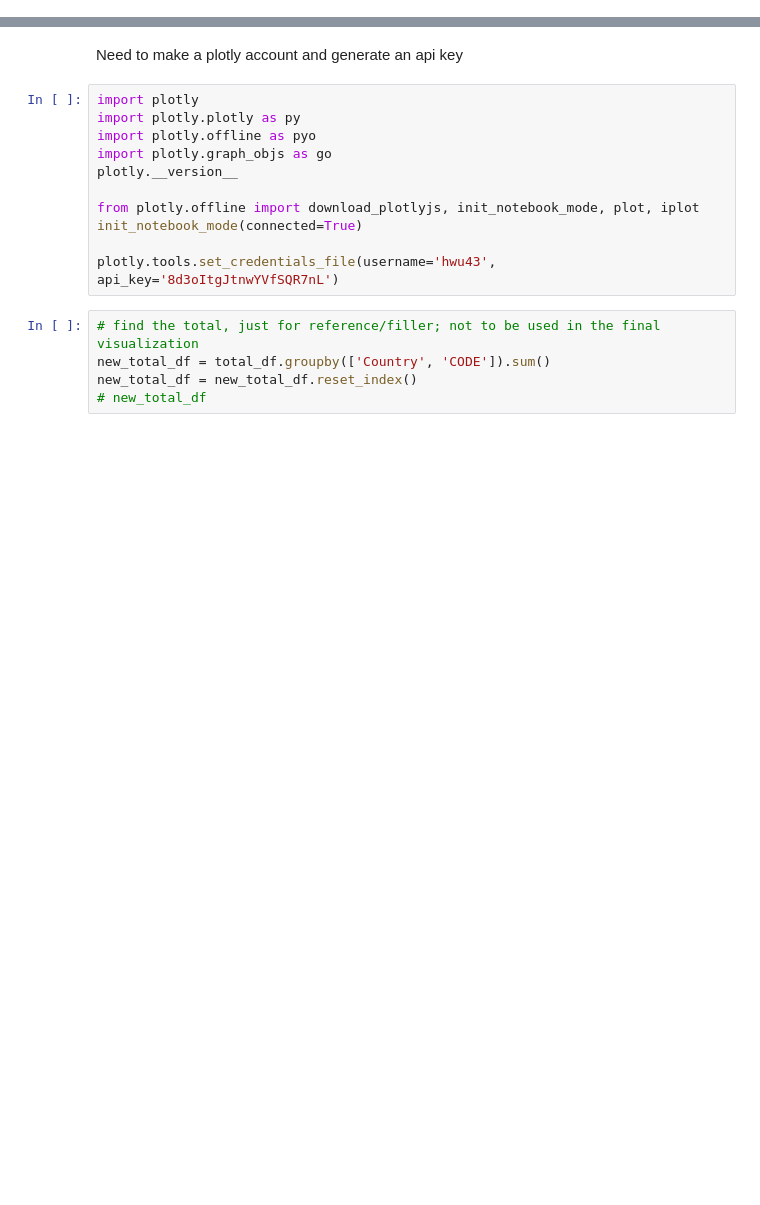
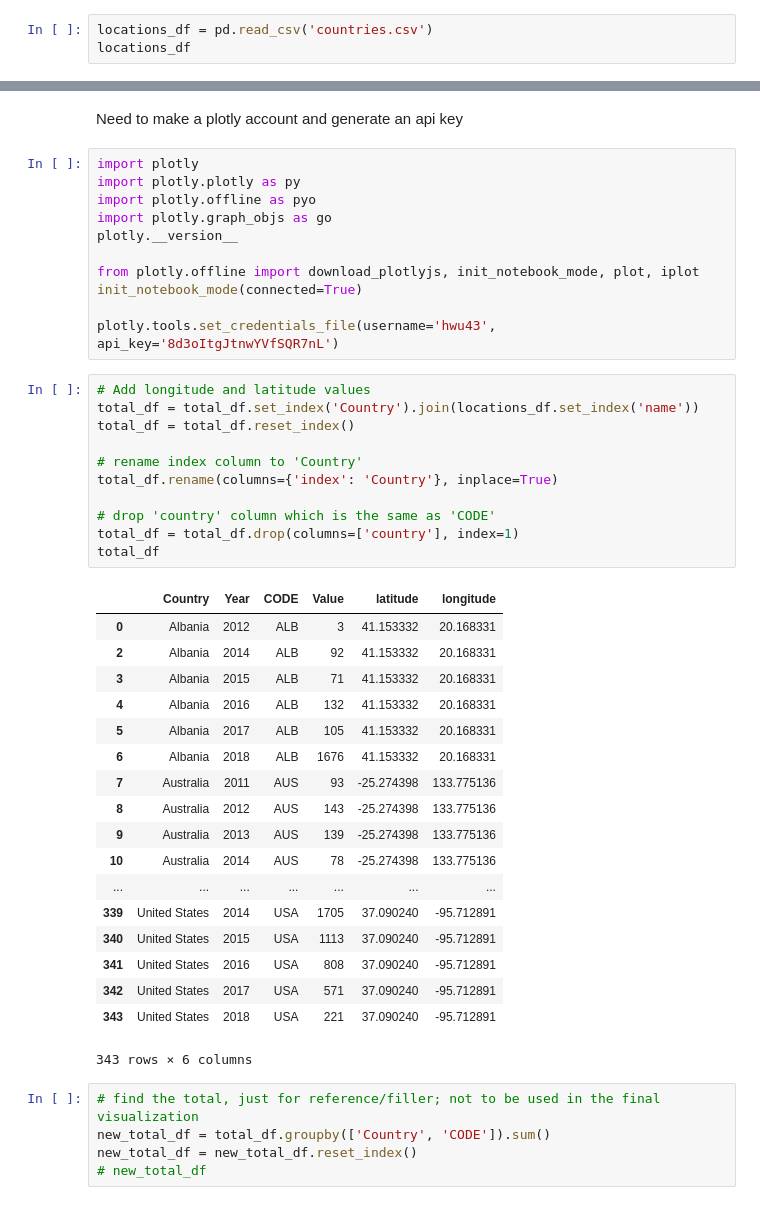
Before and after one commit to romansul/syrian-civil-war, a Jupyter notebook: Choropleth Map Refugee World.ipynb, the cells around one changed output, grey strips where cells are left out. Drawn from its saved outputs; the diff is of its cells as text; blank space fills up the shorter version.

Commit message:
Add lat and long values to pandas dataframe

```diff
--- a/Choropleth Map Refugee World.ipynb
+++ b/Choropleth Map Refugee World.ipynb
@@ -64,3 +64,6 @@ code_df
 | 220 | Zambia | 25.61 | ZMB |
 | 221 | Zimbabwe | 13.74 | ZWE |
 222 rows × 3 columns
+# %%
+locations_df = pd.read_csv('countries.csv')
+locations_df
@@ -109,6 +170,36 @@ from plotly.offline import download_plotlyjs, init_notebook_mode, plot, iplot
 init_notebook_mode(connected=True)
 
 plotly.tools.set_credentials_file(username='hwu43', api_key='8d3oItgJtnwYVfSQR7nL')
+# %%
+# Add longitude and latitude values
+total_df = total_df.set_index('Country').join(locations_df.set_index('name'))
+total_df = total_df.reset_index()
+
+# rename index column to 'Country'
+total_df.rename(columns={'index': 'Country'}, inplace=True)
+
+# drop 'country' column which is the same as 'CODE'
+total_df = total_df.drop(columns=['country'], index=1)
+total_df
+# %% [output]
+|  | Country | Year | CODE | Value | latitude | longitude |
+| 0 | Albania | 2012 | ALB | 3 | 41.153332 | 20.168331 |
+| 2 | Albania | 2014 | ALB | 92 | 41.153332 | 20.168331 |
+| 3 | Albania | 2015 | ALB | 71 | 41.153332 | 20.168331 |
+| 4 | Albania | 2016 | ALB | 132 | 41.153332 | 20.168331 |
+| 5 | Albania | 2017 | ALB | 105 | 41.153332 | 20.168331 |
+| 6 | Albania | 2018 | ALB | 1676 | 41.153332 | 20.168331 |
+| 7 | Australia | 2011 | AUS | 93 | -25.274398 | 133.775136 |
+| 8 | Australia | 2012 | AUS | 143 | -25.274398 | 133.775136 |
+| 9 | Australia | 2013 | AUS | 139 | -25.274398 | 133.775136 |
+| 10 | Australia | 2014 | AUS | 78 | -25.274398 | 133.775136 |
+| ... | ... | ... | ... | ... | ... | ... |
+| 339 | United States | 2014 | USA | 1705 | 37.090240 | -95.712891 |
+| 340 | United States | 2015 | USA | 1113 | 37.090240 | -95.712891 |
+| 341 | United States | 2016 | USA | 808 | 37.090240 | -95.712891 |
+| 342 | United States | 2017 | USA | 571 | 37.090240 | -95.712891 |
+| 343 | United States | 2018 | USA | 221 | 37.090240 | -95.712891 |
+343 rows × 6 columns
 # %%
 # find the total, just for reference/filler; not to be used in the final visualization
 new_total_df = total_df.groupby(['Country', 'CODE']).sum()
```
Also changed, not shown: parts of 4 cells of this notebook.
